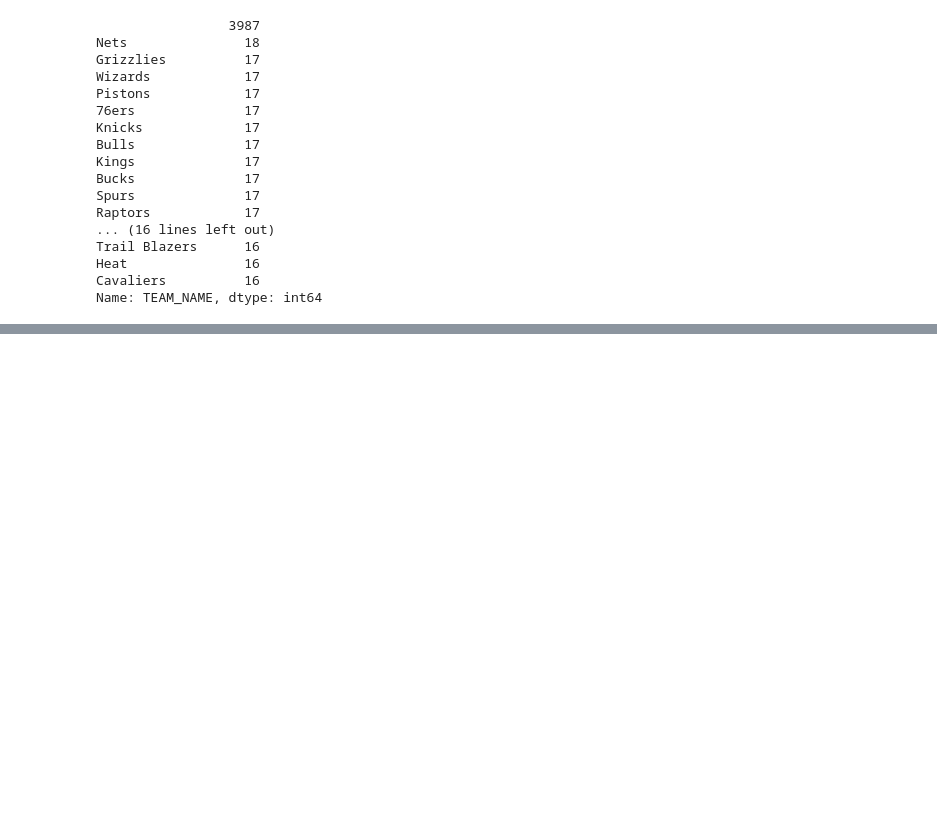
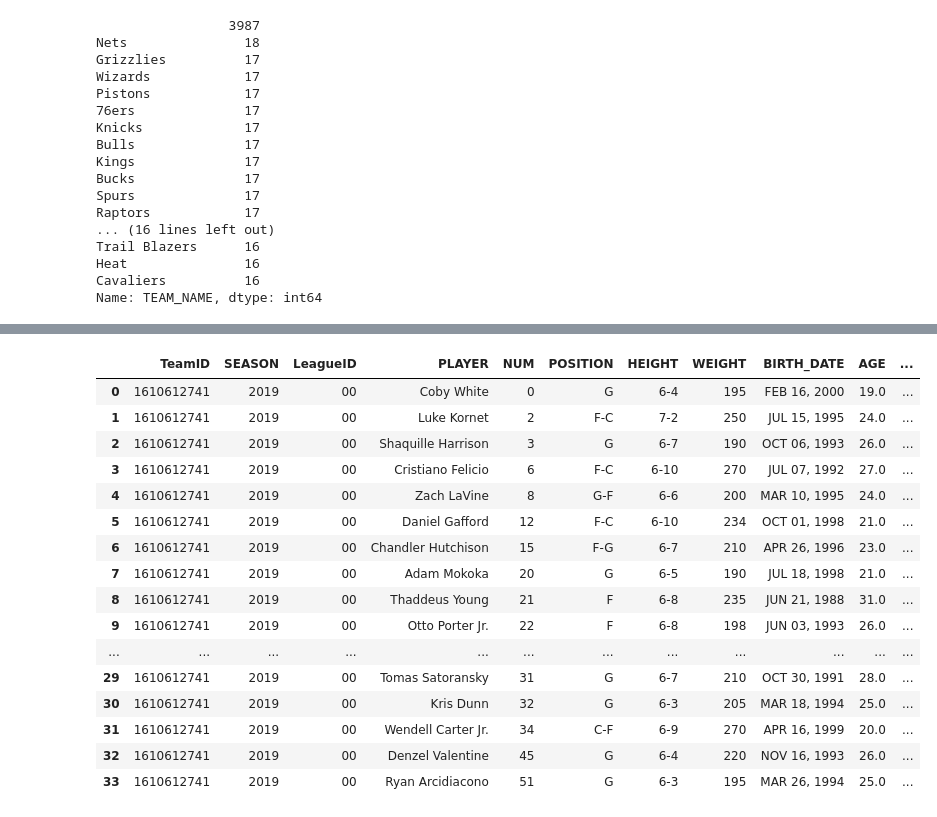
Before and after one commit to menke2013/data-ber-10-19, a Jupyter notebook: final/Untitled.ipynb, the cells around one changed output, grey strips where cells are left out. Cells and saved outputs as stored; diff of their text form; code cells hidden in the pictures; blank space fills up the shorter version.

```diff
--- a/final/Untitled.ipynb
+++ b/final/Untitled.ipynb
@@ -128,0 +304,17 @@ array(['', 'Thunder', 'Heat', 'Spurs', 'Pelicans', 'Grizzlies', 'Nets',
+# %%
+df_players_team = pd.DataFrame()
+
+for x in range(2):
+    print (x)
+    print (len(df_players_team))
+    delay = random.randint(5,90)
+    print (delay)
+    time.sleep(delay)
+    #if len(df_players_team) == 0:
+    df_temp = get_current_team_roster(id_bulls, True)
+    #else:
+    #    df_temp = get_current_team_roster(id_thunder, False)
+
+    print (df_temp)
+
+    df_players_team = df_players_team.append(df_temp, ignore_index= True)
@@ -128,0 +339,20 @@ array(['', 'Thunder', 'Heat', 'Spurs', 'Pelicans', 'Grizzlies', 'Nets',
+# %%
+df_players_team
+# %% [output]
+|  | TeamID | SEASON | LeagueID | PLAYER | NUM | POSITION | HEIGHT | WEIGHT | BIRTH_DATE | AGE | ... |
+| 0 | 1610612741 | 2019 | 00 | Coby White | 0 | G | 6-4 | 195 | FEB 16, 2000 | 19.0 | ... |
+| 1 | 1610612741 | 2019 | 00 | Luke Kornet | 2 | F-C | 7-2 | 250 | JUL 15, 1995 | 24.0 | ... |
+| 2 | 1610612741 | 2019 | 00 | Shaquille Harrison | 3 | G | 6-7 | 190 | OCT 06, 1993 | 26.0 | ... |
+| 3 | 1610612741 | 2019 | 00 | Cristiano Felicio | 6 | F-C | 6-10 | 270 | JUL 07, 1992 | 27.0 | ... |
+| 4 | 1610612741 | 2019 | 00 | Zach LaVine | 8 | G-F | 6-6 | 200 | MAR 10, 1995 | 24.0 | ... |
+| 5 | 1610612741 | 2019 | 00 | Daniel Gafford | 12 | F-C | 6-10 | 234 | OCT 01, 1998 | 21.0 | ... |
+| 6 | 1610612741 | 2019 | 00 | Chandler Hutchison | 15 | F-G | 6-7 | 210 | APR 26, 1996 | 23.0 | ... |
+| 7 | 1610612741 | 2019 | 00 | Adam Mokoka | 20 | G | 6-5 | 190 | JUL 18, 1998 | 21.0 | ... |
+| 8 | 1610612741 | 2019 | 00 | Thaddeus Young | 21 | F | 6-8 | 235 | JUN 21, 1988 | 31.0 | ... |
+| 9 | 1610612741 | 2019 | 00 | Otto Porter Jr. | 22 | F | 6-8 | 198 | JUN 03, 1993 | 26.0 | ... |
+| ... | ... | ... | ... | ... | ... | ... | ... | ... | ... | ... | ... |
+| 29 | 1610612741 | 2019 | 00 | Tomas Satoransky | 31 | G | 6-7 | 210 | OCT 30, 1991 | 28.0 | ... |
+| 30 | 1610612741 | 2019 | 00 | Kris Dunn | 32 | G | 6-3 | 205 | MAR 18, 1994 | 25.0 | ... |
+| 31 | 1610612741 | 2019 | 00 | Wendell Carter Jr. | 34 | C-F | 6-9 | 270 | APR 16, 1999 | 20.0 | ... |
+| 32 | 1610612741 | 2019 | 00 | Denzel Valentine | 45 | G | 6-4 | 220 | NOV 16, 1993 | 26.0 | ... |
+| 33 | 1610612741 | 2019 | 00 | Ryan Arcidiacono | 51 | G | 6-3 | 195 | MAR 26, 1994 | 25.0 | ... |
```
Also changed, not shown: parts of 32 cells of this notebook, 1 other file.
